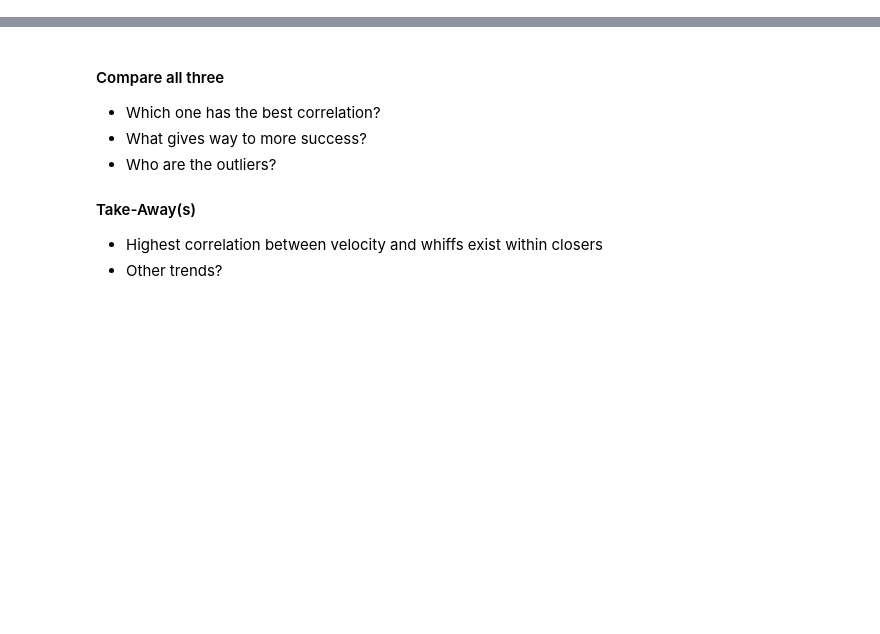
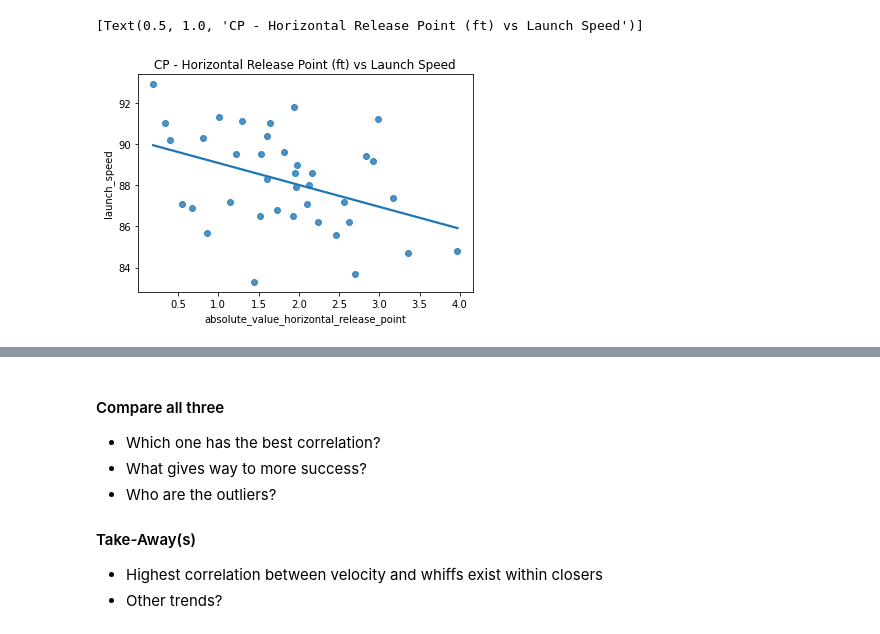
Before and after one commit to mbod/comm318_F21_Project_Group3, a Jupyter notebook: data_analysis/Final_Cleaned_Notebook.ipynb, the cells around one changed output, grey strips where cells are left out. Drawn from its saved outputs; the diff is of its cells as text; code cells hidden in the pictures; blank space fills up the shorter version.

```diff
--- a/data_analysis/Final_Cleaned_Notebook.ipynb
+++ b/data_analysis/Final_Cleaned_Notebook.ipynb
@@ -113,0 +349,5 @@ speedbyreleasepoint
+# %%
+sns.regplot(x="absolute_value_horizontal_release_point", y="launch_speed", ci=None, data = CP_df).set(title = 'CP - Horizontal Release Point (ft) vs Launch Speed')
+# %% [output]
+[Text(0.5, 1.0, 'CP - Horizontal Release Point (ft) vs Launch Speed')]
+[figure, added]
```
Also changed, not shown: parts of 57 cells of this notebook, 4 other files.
